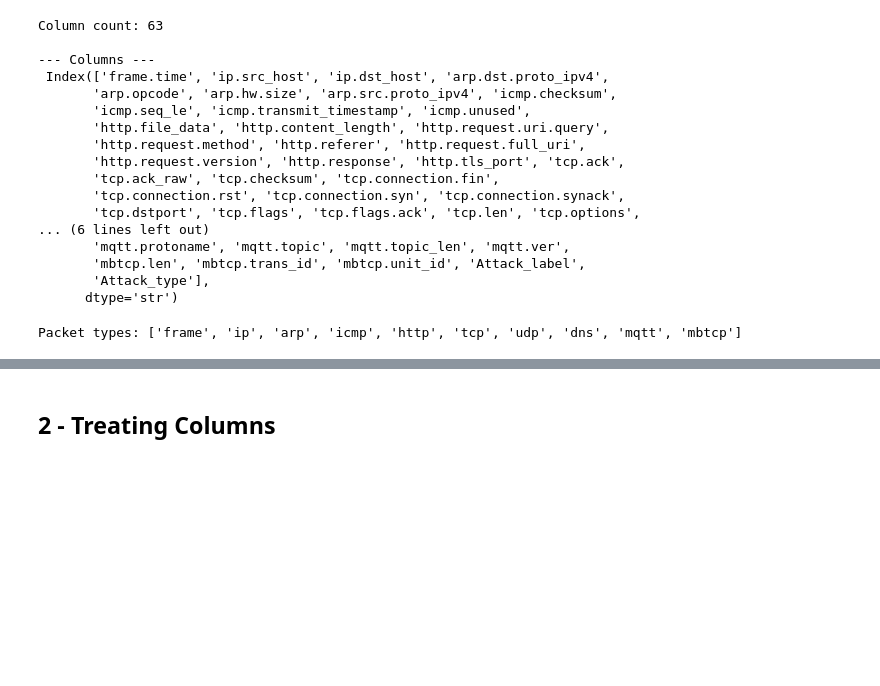
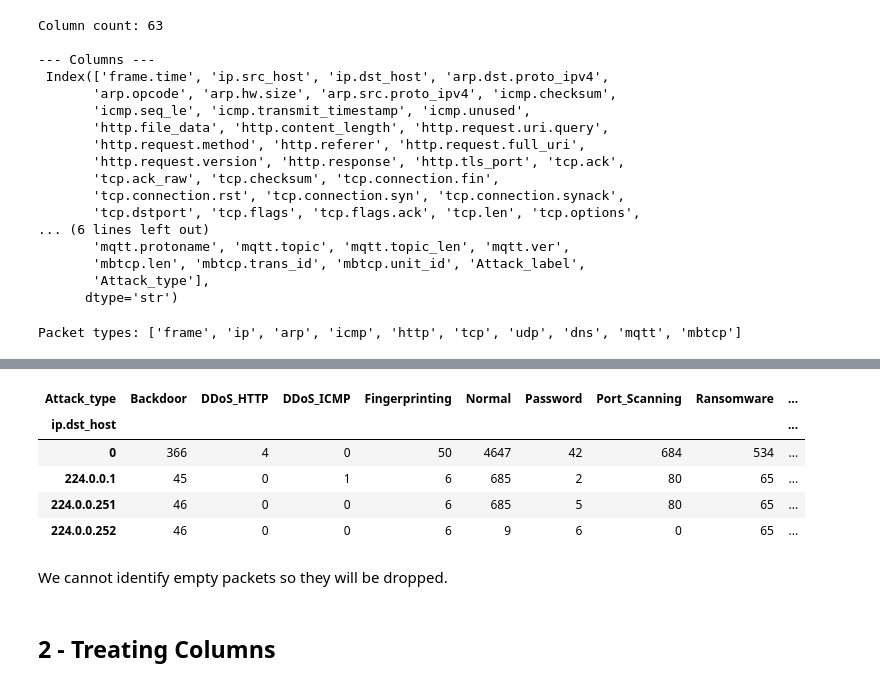
Before and after one commit to Angel-Arrospide/ML-NIDS-IIoT, a Jupyter notebook: notebooks/EdgeIIoT/02_Cleaning.ipynb, the cells around one changed output, grey strips where cells are left out. Drawn from its saved outputs; the diff is of its cells as text; code cells hidden in the pictures; blank space fills up the shorter version.

```diff
--- a/notebooks/EdgeIIoT/02_Cleaning.ipynb
+++ b/notebooks/EdgeIIoT/02_Cleaning.ipynb
@@ -111,0 +208,3 @@ Num. duplicates after dropping: 0
+# %%
+df.loc[df['dns.qry.qu'] != 0, 'proto'] = 'DNS'
+df['proto'].value_counts()
@@ -111,0 +221,3 @@ Num. duplicates after dropping: 0
+# %%
+df.loc[(df['mqtt.msgtype'] != 0), 'proto'] = 'MQTT'
+df['proto'].value_counts()
@@ -111,0 +235,3 @@ Num. duplicates after dropping: 0
+# %%
+df.loc[(df['tcp.srcport'] == 502) | (df['tcp.dstport'] == 502), 'proto'] = 'MBTCP'
+df['proto'].value_counts()
@@ -111,0 +252,15 @@ Num. duplicates after dropping: 0
+# %%
+df_noinfo = df[df['proto'] == 'noinfo']
+
+for index, row in df_noinfo.iterrows():
+    cols = []
+
+    for col, val in row.items():
+        if col in ['frame.time', 'proto', 'ip.src_host', 'ip.dst_host',  'Attack_type', 'Attack_label']:
+            continue
+        if val not in [0, '0', '0.0', 0.0]:
+            cols.append(col)
+
+        if len(cols) > 0:
+            print(f"--- {index} ---")
+            print(cols)
@@ -111,0 +275,11 @@ Num. duplicates after dropping: 0
+# %%
+pd.crosstab(df_noinfo['ip.dst_host'], df_noinfo['Attack_type'])
+# %% [output]
+| Attack_type | Backdoor | DDoS_HTTP | DDoS_ICMP | Fingerprinting | Normal | Password | Port_Scanning | Ransomware | ... |
+| ip.dst_host |  |  |  |  |  |  |  |  | ... |
+| 0 | 366 | 4 | 0 | 50 | 4647 | 42 | 684 | 534 | ... |
+| 224.0.0.1 | 45 | 0 | 1 | 6 | 685 | 2 | 80 | 65 | ... |
+| 224.0.0.251 | 46 | 0 | 0 | 6 | 685 | 5 | 80 | 65 | ... |
+| 224.0.0.252 | 46 | 0 | 0 | 6 | 9 | 6 | 0 | 65 | ... |
+# %% [markdown]
+We cannot identify empty packets so they will be dropped.
```
Also changed, not shown: parts of 113 cells of this notebook.
